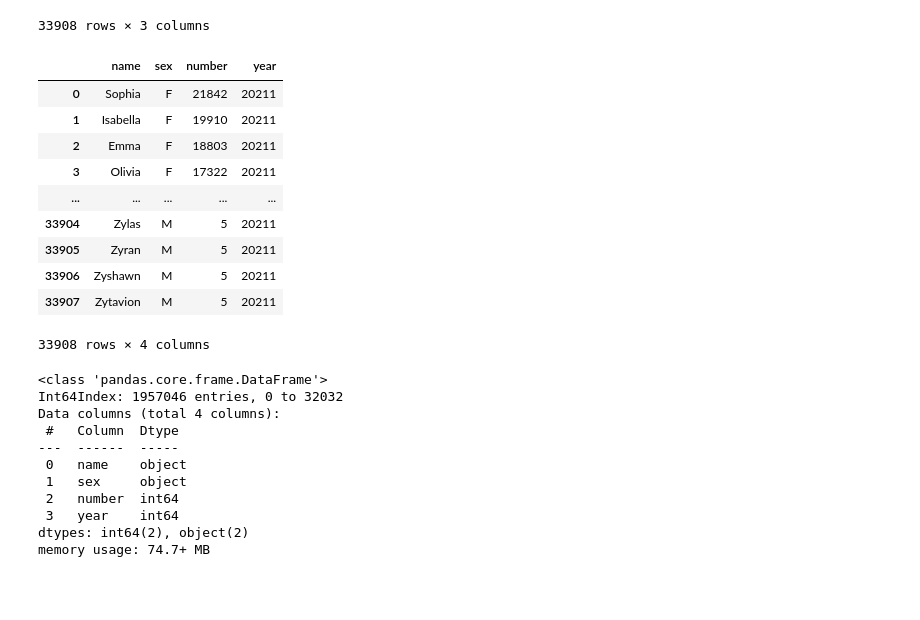
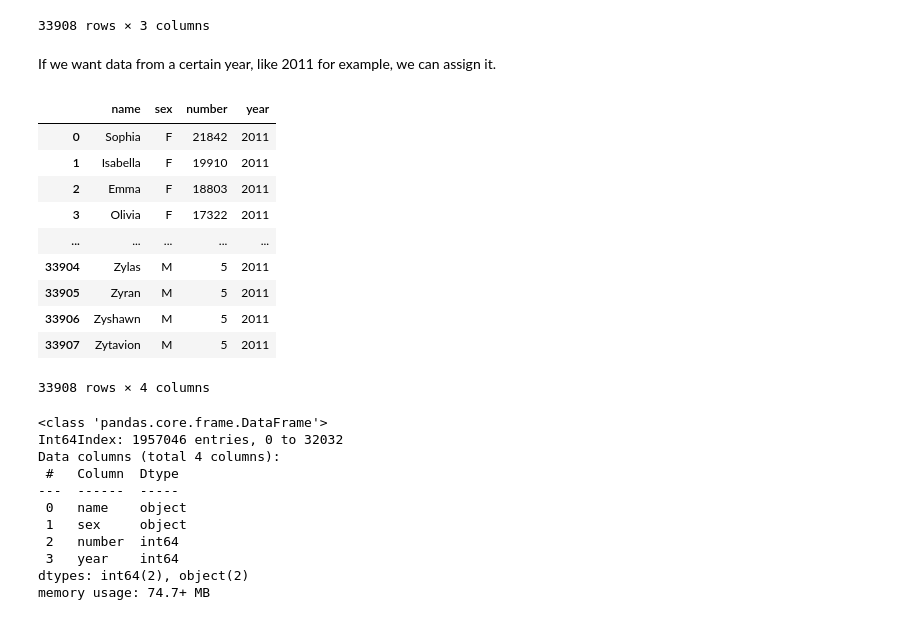
Before and after one commit to YCWeiss/Projects, a Jupyter notebook: Use Case - Baby Names.ipynb, the cells around one changed output. Cells and saved outputs as stored; diff of their text form; code cells hidden in the pictures; blank space fills up the shorter version.

```diff
--- a/Use Case - Baby Names.ipynb
+++ b/Use Case - Baby Names.ipynb
@@ -97,19 +111,20 @@ pd.read_csv('names/yob2011.txt', names=['name','sex','number'])
 | 33906 | Zyshawn | M | 5 |
 | 33907 | Zytavion | M | 5 |
 33908 rows × 3 columns
+# %% [markdown]
+If we want data from a certain year, like 2011 for example, we can assign it.
 # %%
-# if we want just the year 2011, we can assign it
-pd.read_csv('names/yob2011.txt', names=['name','sex','number']).assign(year=20211)
+pd.read_csv('names/yob2011.txt', names=['name','sex','number']).assign(year=2011)
 # %% [output]
 |  | name | sex | number | year |
-| 0 | Sophia | F | 21842 | 20211 |
-| 1 | Isabella | F | 19910 | 20211 |
-| 2 | Emma | F | 18803 | 20211 |
-| 3 | Olivia | F | 17322 | 20211 |
+| 0 | Sophia | F | 21842 | 2011 |
+| 1 | Isabella | F | 19910 | 2011 |
+| 2 | Emma | F | 18803 | 2011 |
+| 3 | Olivia | F | 17322 | 2011 |
 | ... | ... | ... | ... | ... |
-| 33904 | Zylas | M | 5 | 20211 |
-| 33905 | Zyran | M | 5 | 20211 |
-| 33906 | Zyshawn | M | 5 | 20211 |
-| 33907 | Zytavion | M | 5 | 20211 |
+| 33904 | Zylas | M | 5 | 2011 |
+| 33905 | Zyran | M | 5 | 2011 |
+| 33906 | Zyshawn | M | 5 | 2011 |
+| 33907 | Zytavion | M | 5 | 2011 |
 33908 rows × 4 columns
 # %%
```
Also changed, not shown: parts of 72 cells of this notebook.
